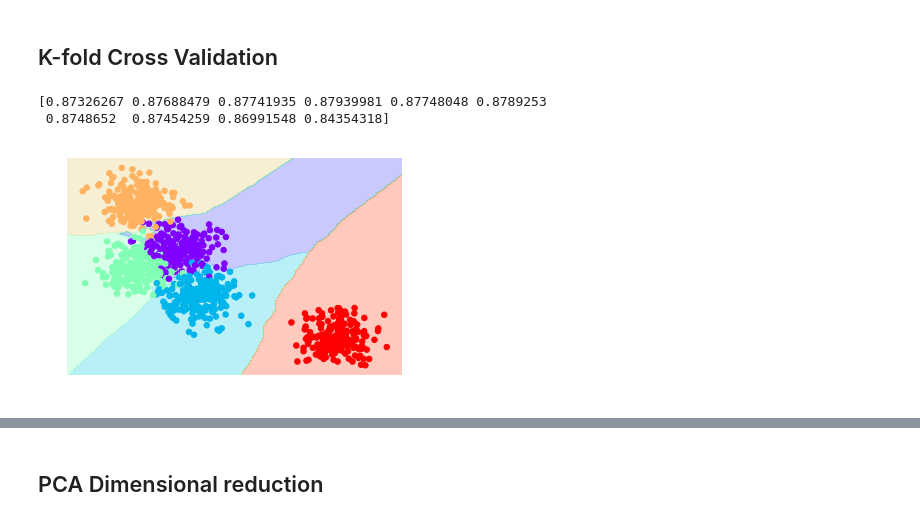
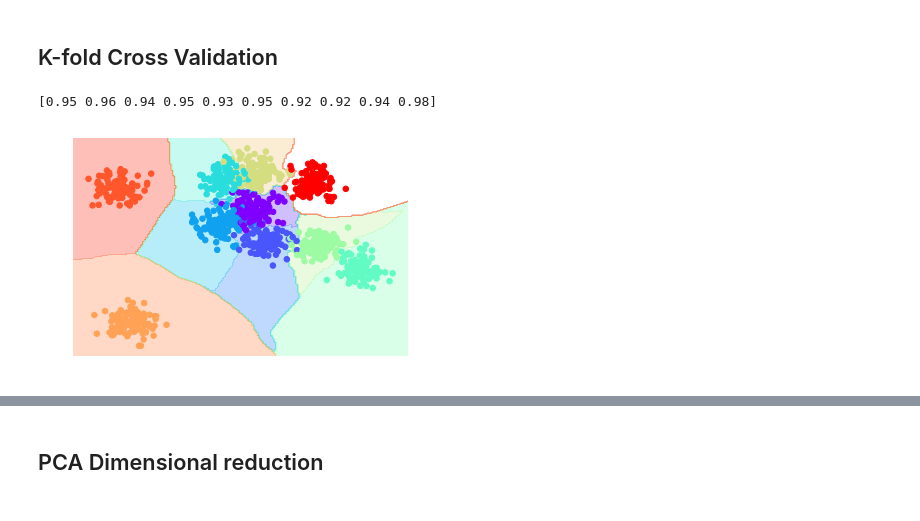
Before and after one commit to UNCG-CSE/Guilford_EMS, a Jupyter notebook: src/Machine Learning.ipynb, the cells around one changed output, grey strips where cells are left out. Saved outputs shown, nothing was run; the diff lists cells and outputs as text; code cells hidden in the pictures.

```diff
--- a/src/Machine Learning.ipynb
+++ b/src/Machine Learning.ipynb
@@ -236,7 +230,7 @@ y= newdf.priority
 # %%
 from sklearn.datasets import make_blobs
 
-X, y = make_blobs(n_samples=1000, centers=5, n_features=2,
+X, y = make_blobs(n_samples=1000, centers=10, n_features=10,
                   random_state=0)
 ax= plt.scatter(X[:, 0], X[:, 1], c=y, s=50, cmap='rainbow', alpha = .3);
 # %% [output]
@@ -246,7 +240,7 @@ def visualize_classifier(model, X, y, ax=None, cmap='rainbow'):
     ax = ax or plt.gca()
 
     # Plot the training points
-    ax.scatter(X[:, 0], X[:, 1], c=y, s=30, cmap=cmap,
+    ax.scatter(X[:, 0], X[:, 1:6], c=y, s=30, cmap=cmap,
                clim=(y.min(), y.max()), zorder=5)
     ax.axis('tight')
     ax.axis('off')
@@ -262,7 +256,7 @@ def visualize_classifier(model, X, y, ax=None, cmap='rainbow'):
     # Create a color plot with the results
     n_classes = len(np.unique(y))
     contours = ax.contourf(xx, yy, Z, alpha=0.3,
-                           levels=np.arange(n_classes + 1) - 0.5,
+                           levels=np.arange(n_classes) - 0.5,
                            cmap=cmap, clim=(y.min(), y.max()),
                            zorder=1)
 
@@ -307,15 +325,14 @@ for n_neighbors in [2, 3, 4, 5]:
 ## K-fold Cross Validation
 # %%
 from sklearn.cross_validation import cross_val_score
-cv = cross_val_score(KNeighborsClassifier(2), X, y, cv=10)
+cv = cross_val_score(KNeighborsClassifier(3), X, y, cv=10)
 print(cv)
 # %% [output]
-[0.87326267 0.87688479 0.87741935 0.87939981 0.87748048 0.8789253
- 0.8748652  0.87454259 0.86991548 0.84354318]
+[0.95 0.96 0.94 0.95 0.93 0.95 0.92 0.92 0.94 0.98]
 # %%
-visualize_classifier(KNeighborsClassifier(), X, y)
+visualize_classifier(KNeighborsClassifier(3), X, y)
 # %% [output]
-[figure, old version]
+[figure, new version]
 # %%
 cv.mean()
 # %% [output]
```
Also changed, not shown: parts of 30 cells of this notebook.
